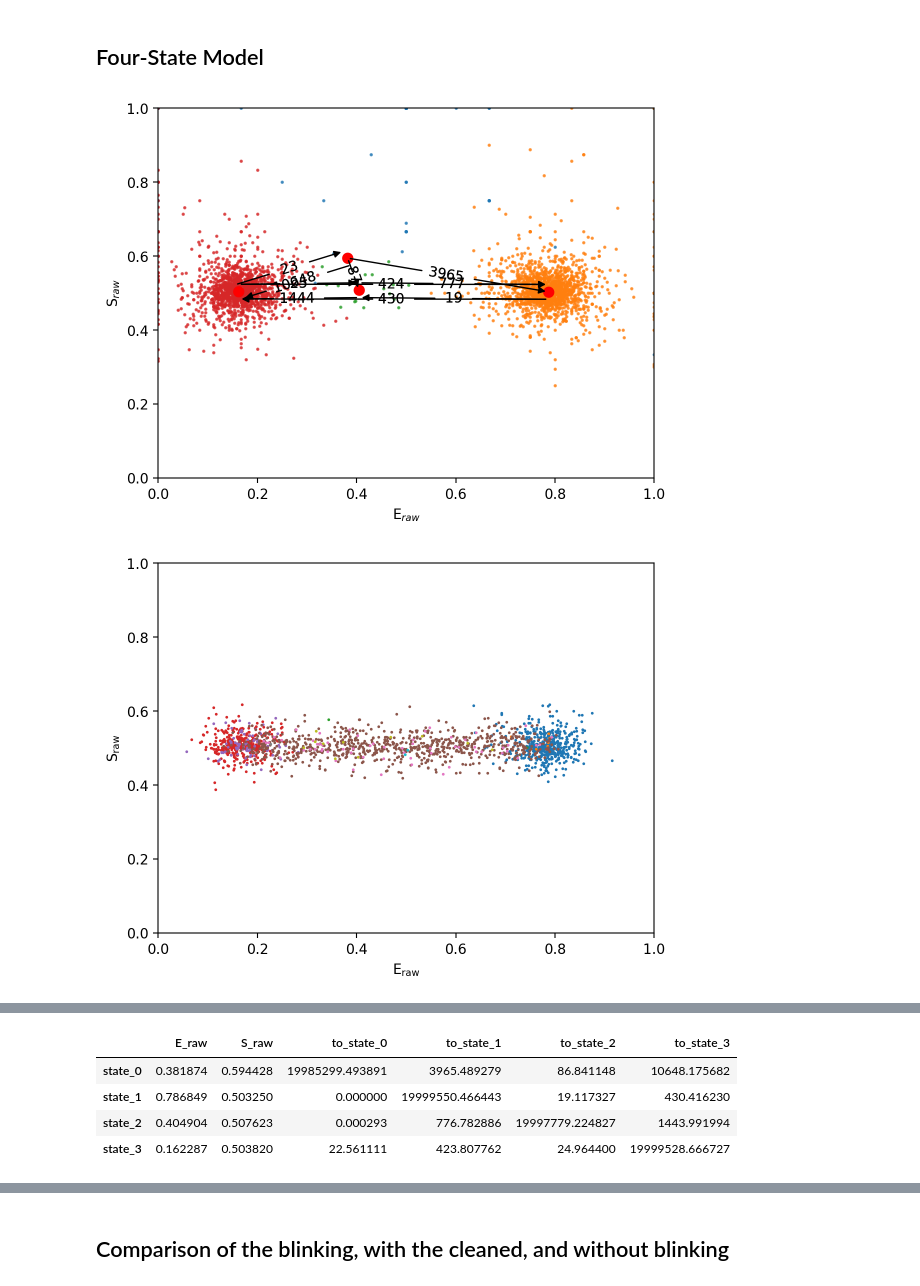
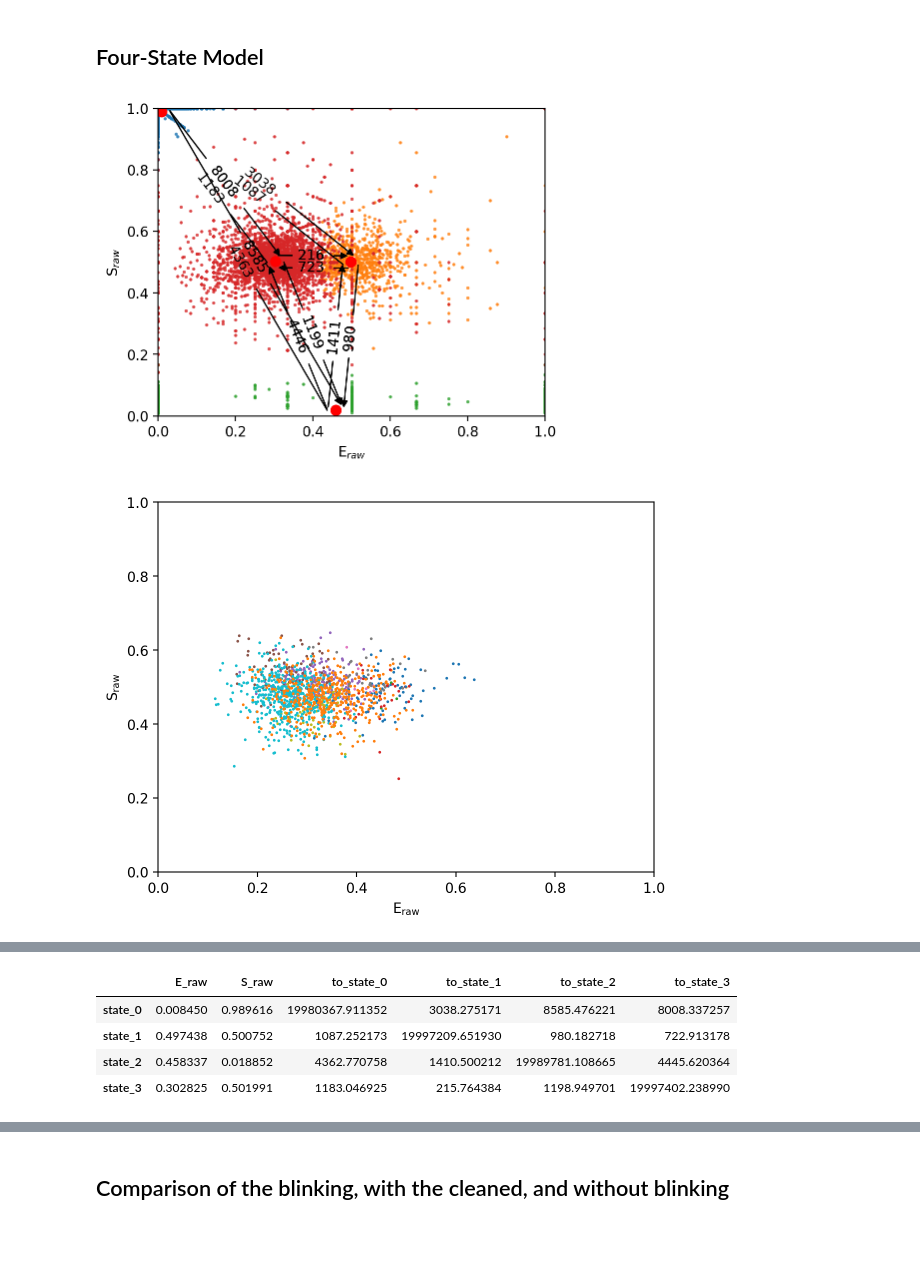
Before and after one commit to Tomkaehst/H2MM-FRET-Blinking, a Jupyter notebook: Check_PIE_Sim.ipynb, the cells around one changed output, grey strips where cells are left out. Cells and saved outputs as stored; diff of their text form; code cells hidden in the pictures; blank space fills up the shorter version.

```diff
--- a/Check_PIE_Sim.ipynb
+++ b/Check_PIE_Sim.ipynb
@@ -62,21 +28,21 @@ def BVA(data, chunck_size):
 # %%
-d = fb.loader.photon_hdf5(
-        "Speed_Titration/smFRET_aa3ff9_E15E80_2states_taus_0.05ms0.05ms.h5"
+d = frb.loader.photon_hdf5(
+        "smFRET_aa3ff9_E30E50_2states_taus_2.5ms1.0ms0.0ms_blink_0.5ms3.0ms1.0ms.h5"
 )
 d.add(D_ON=(100, 2100), A_ON=(2150, 4095))
 #d.add(D_ON=(4, 7), A_ON=(0, 3))
-fb.plot_alternation_hist(d)
-fb.loader.alex_apply_period(d)
+frb.plot_alternation_hist(d)
+frb.loader.alex_apply_period(d)
 
-d.calc_bg(fun=fb.bg.exp_fit, time_s = 60, F_bg=1.7)
+d.calc_bg(fun=frb.bg.exp_fit, time_s = 60, F_bg=1.7)
 d.burst_search(F=7, m = 10)
 d.fuse_bursts(ms = 0)
 
-ds = d.select_bursts(fb.select_bursts.size, add_naa = False, th1=60)
-ds = ds.select_bursts(fb.select_bursts.naa, th1=40)
+ds = d.select_bursts(frb.select_bursts.size, add_naa = False, th1=60)
+ds = ds.select_bursts(frb.select_bursts.naa, th1=40)
 
-fb.alex_jointplot(d);
-fb.alex_jointplot(ds);
+frb.alex_jointplot(d);
+frb.alex_jointplot(ds);
 # %% [output]
         The current file lacks the alternation period definition.
         You will need to manually add this info using:
@@ -254,24 +215,33 @@ See the caveats in the documentation: https://pandas.pydata.org/pandas-docs/stab
 ## Four-State Model
 # %%
 model_id = 3
-
+fig, ax= plt.subplots(figsize=(5, 4))
 bhm.dwell_ES_scatter(mp.models[model_id], s = 2)
 bhm.trans_arrow_ES(mp.models[model_id], min_rate = 1)
 #bhm.axline_E(mp.models[model_id])
 bhm.scatter_ES(mp.models[model_id], s = 50, color = "r")
 plt.xlim(0, 1)
 plt.ylim(0, 1)
+plt.savefig("Check_PIE_Sim_smFRET_aa3ff9_E30E50_2states_taus_1000.0ms1000.0ms0.0ms_blink_0.5ms3.0ms1.0ms/dynamic_4state_h2mm_severeblinking.png", dpi = 600, bbox_inches = 'tight')
+plt.savefig("Check_PIE_Sim_smFRET_aa3ff9_E30E50_2states_taus_1000.0ms1000.0ms0.0ms_blink_0.5ms3.0ms1.0ms/dynamic_4state_h2mm_severeblinking.svg", bbox_inches = 'tight')
+plt.show()
 plt.show()
 
 bhm.burst_ES_scatter(mp.models[model_id], flatten_dynamics=False, s = 1)
 plt.xlim(0, 1)
 plt.ylim(0, 1)
 plt.show()
 
+
+
+code_repo.dwell_ES_histprojection(mp.models[model_id], plot_ranges=[[0, 1.05], [0, 1.05]])
+plt.savefig("Check_PIE_Sim_smFRET_aa3ff9_E30E50_2states_taus_1000.0ms1000.0ms0.0ms_blink_0.5ms3.0ms1.0ms/dynamic_4state_h2mm_ES_scatter_hist_severeblinking.png", dpi = 600, bbox_inches = 'tight')
+plt.savefig("Check_PIE_Sim_smFRET_aa3ff9_E30E50_2states_taus_1000.0ms1000.0ms0.0ms_blink_0.5ms3.0ms1.0ms/dynamic_4state_h2mm_ES_scatter_hist_severeblinking.svg", bbox_inches = 'tight')
+
 mp.models[model_id]
 # %% [output]
-[figure, old version]
+[figure, new version]
-[figure, old version]
+[figure, new version]
 You are setting values through chained assignment. Currently this works in certain cases, but when using Copy-on-Write (which will become the default behaviour in pandas 3.0) this will never work to u ...
 A typical example is when you are setting values in a column of a DataFrame, like:
 
@@ -295,5 +255,5 @@ See the caveats in the documentation: https://pandas.pydata.org/pandas-docs/stab
 |  | E_raw | S_raw | to_state_0 | to_state_1 | to_state_2 | to_state_3 |
-| state_0 | 0.381874 | 0.594428 | 19985299.493891 | 3965.489279 | 86.841148 | 10648.175682 |
-| state_1 | 0.786849 | 0.503250 | 0.000000 | 19999550.466443 | 19.117327 | 430.416230 |
-| state_2 | 0.404904 | 0.507623 | 0.000293 | 776.782886 | 19997779.224827 | 1443.991994 |
-| state_3 | 0.162287 | 0.503820 | 22.561111 | 423.807762 | 24.964400 | 19999528.666727 |
+| state_0 | 0.008450 | 0.989616 | 19980367.911352 | 3038.275171 | 8585.476221 | 8008.337257 |
+| state_1 | 0.497438 | 0.500752 | 1087.252173 | 19997209.651930 | 980.182718 | 722.913178 |
+| state_2 | 0.458337 | 0.018852 | 4362.770758 | 1410.500212 | 19989781.108665 | 4445.620364 |
+| state_3 | 0.302825 | 0.501991 | 1183.046925 | 215.764384 | 1198.949701 | 19997402.238990 |
```
Also changed, not shown: parts of 48 cells of this notebook.
